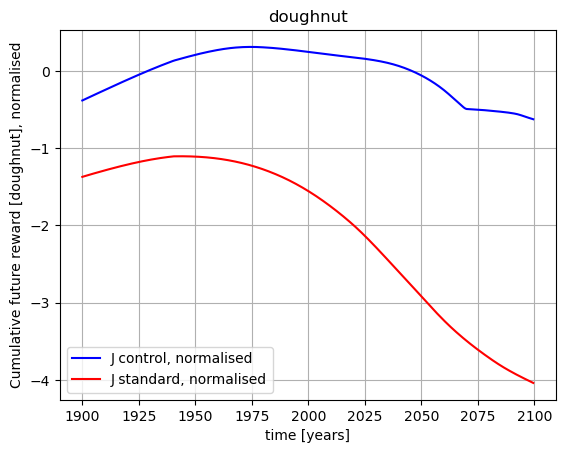
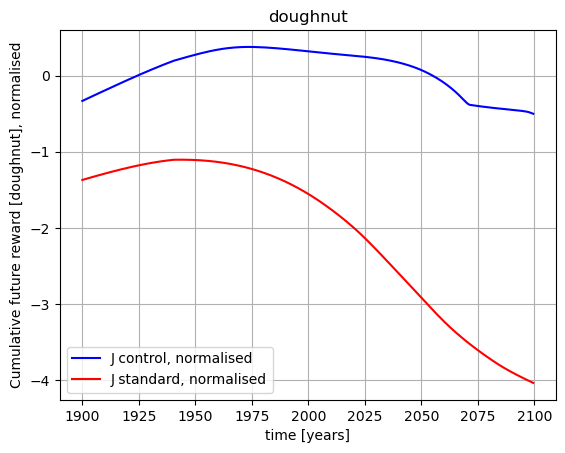
Unified diff of the notebook cell whose output changed from the first chart to the second:
--- before
+++ after
@@ -12,4 +12,4 @@
 plt.legend()
 plt.grid()
-plt.savefig(f"plots/{reward_name}/J_norm")
+#plt.savefig(f"plots/{reward_name}/J_norm")
 plt.show()

Commit: Have tried to add the chosen plotts to plotter